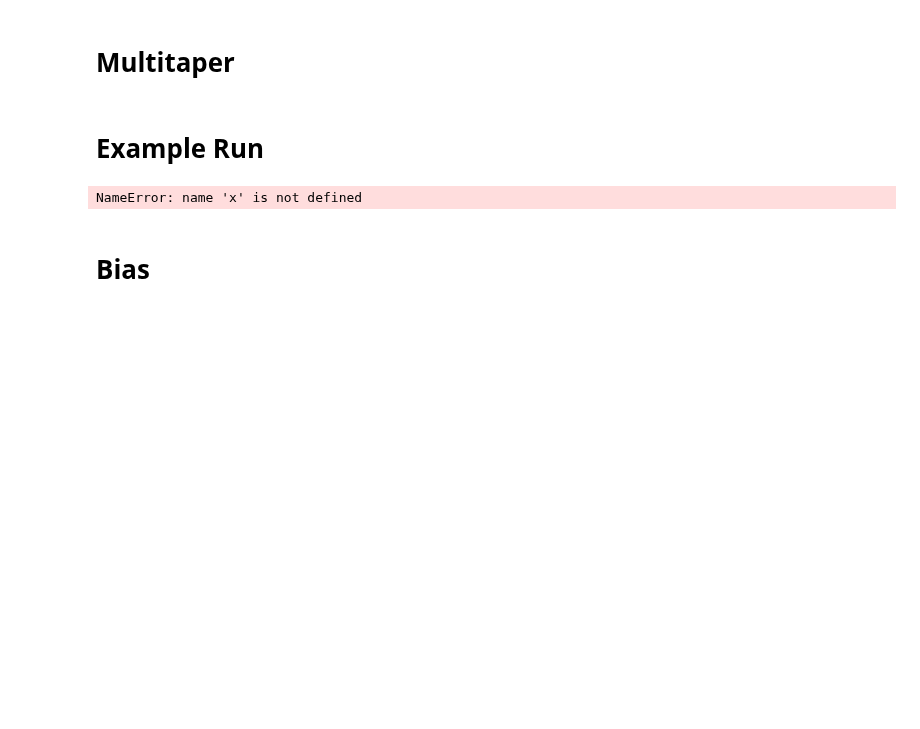
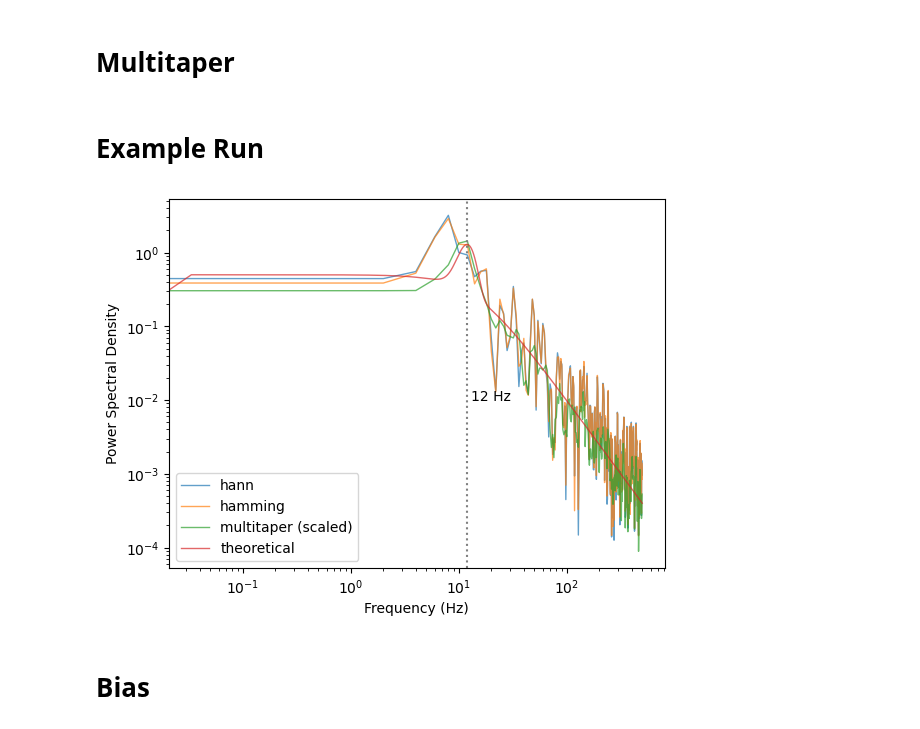
Before and after one commit to anika-kum/spectral-analysis-comparison, a Jupyter notebook: final_taper_comparison.ipynb, the cells around one changed output. Cells and saved outputs as stored; diff of their text form; code cells hidden in the pictures; blank space fills up the shorter version.

```diff
--- a/final_taper_comparison.ipynb
+++ b/final_taper_comparison.ipynb
@@ -87,8 +87,11 @@ def single_taper_no_welch(signal, window_length, taper_shape, fs=1000):
     U = (1/N) * np.sum(window ** 2)
 
     tapered = x * window
-    fft_result = np.fft.rfft(tapered) # rfft only returns nonnegative frequencies
-    psd = fft_result / (fs * N * U)
+    fft_result = np.fft.rfft(tapered, n = N) # rfft only returns nonnegative frequencies
+    psd = (np.abs(fft_result)**2) / (fs * N * U)
+
+    # double the power except for 0
+    psd[1:] *= 2
 
     freqs = np.fft.rfftfreq(N, d=1/fs)
 
@@ -101,7 +104,7 @@ def single_taper_no_welch(signal, window_length, taper_shape, fs=1000):
 # %% [markdown]
 # Multitaper
 # %%
-def multitaper(signal, window_length, fs=1000, TW=1, K=1): # only TW and Window length
+def multitaper(signal, window_length, fs=1000, TW=1, K=None): # only TW and Window length
     """
     Args:
     - signal: time domain
@@ -116,49 +119,58 @@ def multitaper(signal, window_length, fs=1000, TW=1, K=1): # only TW and Window
     """
 
     N = int(window_length * fs)  # number of samples in window
-    signal = signal[0:N] # first window segment of signal
+    x = signal[-N:] # retrieve last chunk
 
     # default to 2*NW - 1 tapers
-    K = K or int(2 * TW - 1)
+    if K is None:
+        K = int(2 * TW - 1)
 
     # create dpss tapers
     tapers = dpss(N, TW, K)  # shape: (K, N)
 
-    # Apply each taper to the signals
+    psd_tapers = []
+    freqs = np.fft.rfftfreq(N, d=1/fs)
 
-    tapered_signals = np.array(
-        [np.abs(fft(signal * taper)) ** 2 / (fs * N * (1/N * np.sum(tapers ** 2))) for taper in tapers]
-    )  # Convert to power  1 / (fs * N) * |FFT|^2 and divide by Welch normalization factor U = 1/L * Σ w(n)^2
+    for k in range(K):
+        taper = tapers[k]
+        U = (1/N) * np.sum(taper**2) # normalization for each taper
+        tapered = x * taper
+        fft_result = np.fft.rfft(tapered)
+        psd_k = (np.abs(fft_result)**2) / (fs * N * U)
+        psd_tapers.append(psd_k)
 
-    fft_sum = np.sum(tapered_signals, axis=0) # summed PSD across taper
+    psd = np.mean(psd_tapers, axis=0) # take average of all tapers
 
-    psd = fft_sum / K  # Average PSD
-    freqs = fftfreq(N, d=1/fs)
+    # drop nyquist if present; only true if N is even
+    if freqs[-1] == fs / 2:
+        freqs = freqs[:-1]
+        psd = psd[:-1]
 
-    return freqs[freqs >= 0], 2*psd[freqs >= 0] # only want positive frequencies
+
+    return freqs, psd
 # %% [markdown]
 # Example Run
 # %%
-window_length = 0.1 # change window length
+window_length = 0.5 # change window length
 
 freq_hann, psd_hann = single_taper_no_welch(data_td, window_length=window_length, taper_shape='hann')
 freq_hamming, psd_hamming = single_taper_no_welch(data_td, window_length=window_length, taper_shape='hamming')
 freq_mt, psd_mt = multitaper(data_td, window_length=window_length, TW=2)
 
 plt.loglog(freq_hann, psd_hann, linewidth=1, alpha=0.7, label='hann')
 plt.loglog(freq_hamming, psd_hamming, linewidth=1, alpha=0.7, label='hamming')
 plt.loglog(freq_mt, psd_mt, linewidth=1, alpha=0.7, label='multitaper (scaled)')
 plt.plot(data_fd.frequencies, data_fd.combined_spectrum, linewidth=1, alpha=0.7, label='theoretical')
 
 plt.axvline(x=12, color='gray', linestyle=':', linewidth=1.5)
 plt.text(13, 0.01,'12 Hz')
 
 plt.xlabel('Frequency (Hz)')
 plt.ylabel('Power Spectral Density')
 plt.legend()
 plt.show()
 # %% [output]
-NameError: name 'x' is not defined
+[figure, added]
 # %% [markdown]
 # Bias
 # %%
```
Also changed, not shown: parts of 2 cells of this notebook, 6 other files.
